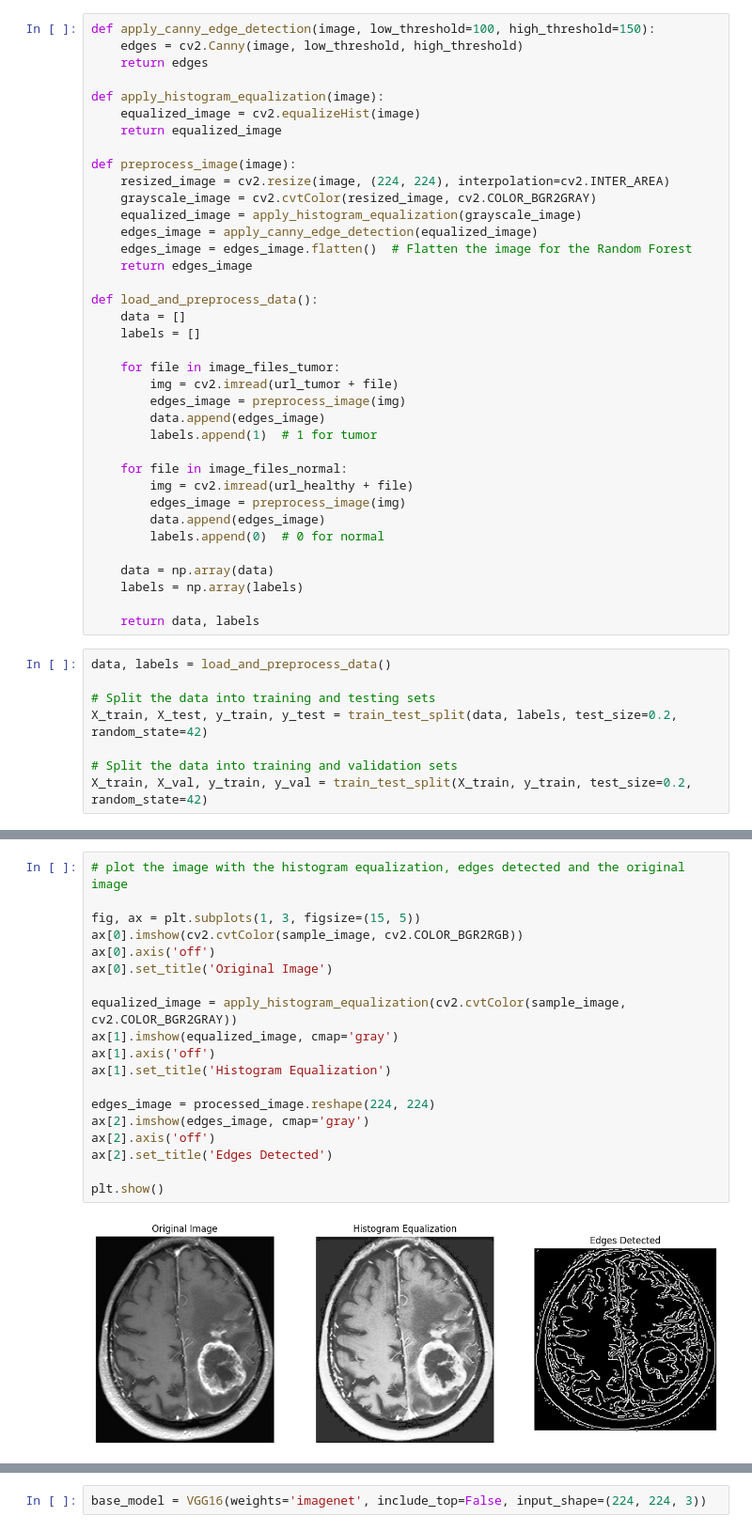
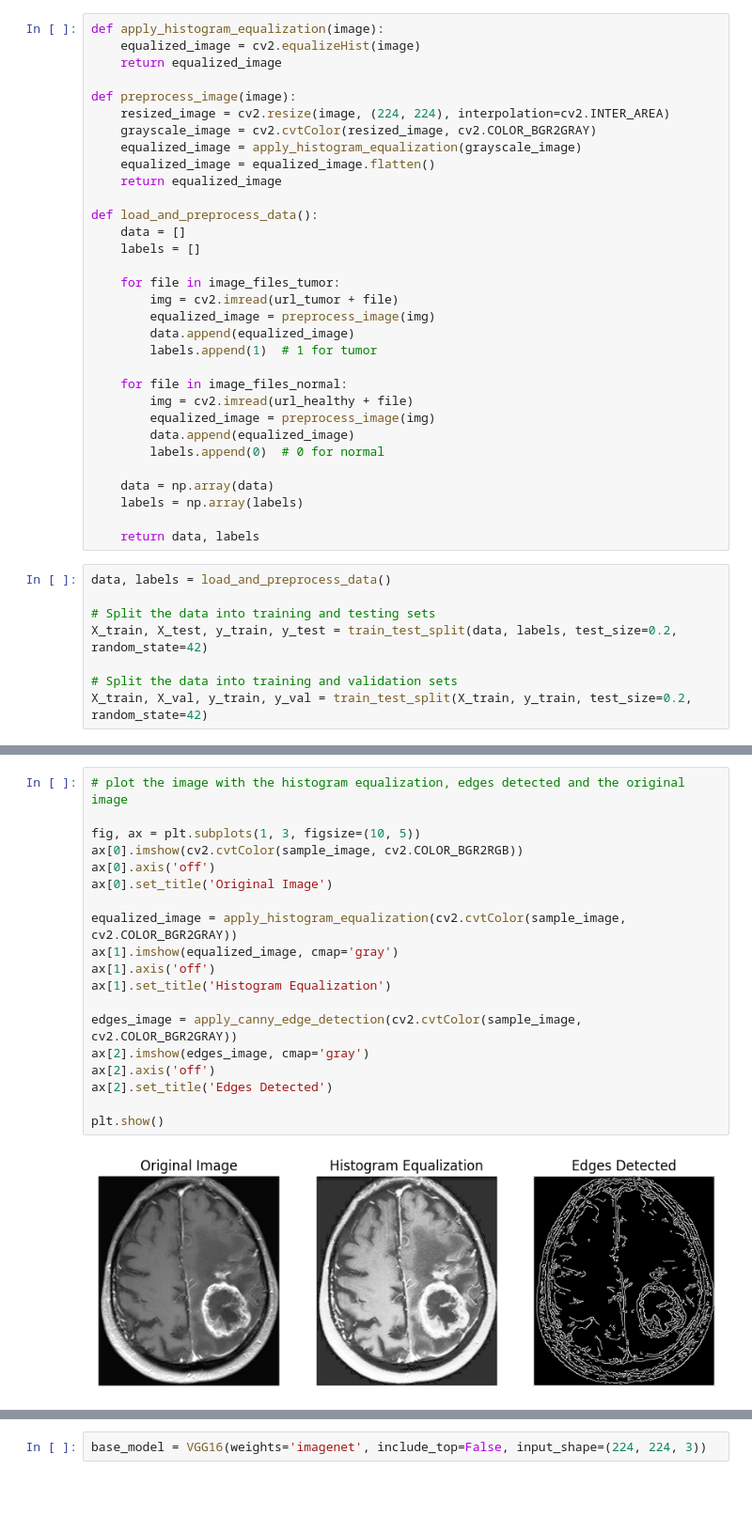
Before and after one commit to NoaAmichai/Brain_Tumor_Classification, a Jupyter notebook: Brain_Tumor_Classifiction.ipynb, the cells around one changed output, grey strips where cells are left out. Shown at 94% size. Cells and saved outputs as stored; diff of their text form; blank space fills up the shorter version.

```diff
--- a/Brain_Tumor_Classifiction.ipynb
+++ b/Brain_Tumor_Classifiction.ipynb
@@ -778,8 +752,4 @@ plt.show()
 # %%
-def apply_canny_edge_detection(image, low_threshold=100, high_threshold=150):
-    edges = cv2.Canny(image, low_threshold, high_threshold)
-    return edges
-
 def apply_histogram_equalization(image):
     equalized_image = cv2.equalizeHist(image)
     return equalized_image
@@ -788,9 +758,8 @@ def preprocess_image(image):
     resized_image = cv2.resize(image, (224, 224), interpolation=cv2.INTER_AREA)
     grayscale_image = cv2.cvtColor(resized_image, cv2.COLOR_BGR2GRAY)
     equalized_image = apply_histogram_equalization(grayscale_image)
-    edges_image = apply_canny_edge_detection(equalized_image)
-    edges_image = edges_image.flatten()  # Flatten the image for the Random Forest
-    return edges_image
+    equalized_image = equalized_image.flatten()
+    return equalized_image
 
 def load_and_preprocess_data():
     data = []
@@ -798,14 +767,14 @@ def load_and_preprocess_data():
 
     for file in image_files_tumor:
         img = cv2.imread(url_tumor + file)
-        edges_image = preprocess_image(img)
-        data.append(edges_image)
+        equalized_image = preprocess_image(img)
+        data.append(equalized_image)
         labels.append(1)  # 1 for tumor
 
     for file in image_files_normal:
         img = cv2.imread(url_healthy + file)
-        edges_image = preprocess_image(img)
-        data.append(edges_image)
+        equalized_image = preprocess_image(img)
+        data.append(equalized_image)
         labels.append(0)  # 0 for normal
 
     data = np.array(data)
@@ -839,21 +797,21 @@ Prediction: Tumor
 # %%
 # plot the image with the histogram equalization, edges detected and the original image
 
-fig, ax = plt.subplots(1, 3, figsize=(15, 5))
+fig, ax = plt.subplots(1, 3, figsize=(10, 5))
 ax[0].imshow(cv2.cvtColor(sample_image, cv2.COLOR_BGR2RGB))
 ax[0].axis('off')
 ax[0].set_title('Original Image')
 
 equalized_image = apply_histogram_equalization(cv2.cvtColor(sample_image, cv2.COLOR_BGR2GRAY))
 ax[1].imshow(equalized_image, cmap='gray')
 ax[1].axis('off')
 ax[1].set_title('Histogram Equalization')
 
-edges_image = processed_image.reshape(224, 224)
+edges_image = apply_canny_edge_detection(cv2.cvtColor(sample_image, cv2.COLOR_BGR2GRAY))
 ax[2].imshow(edges_image, cmap='gray')
 ax[2].axis('off')
 ax[2].set_title('Edges Detected')
 
 plt.show()
 # %% [output]
-[figure, old version]
+[figure, new version]
```
Also changed, not shown: parts of 23 cells of this notebook.
